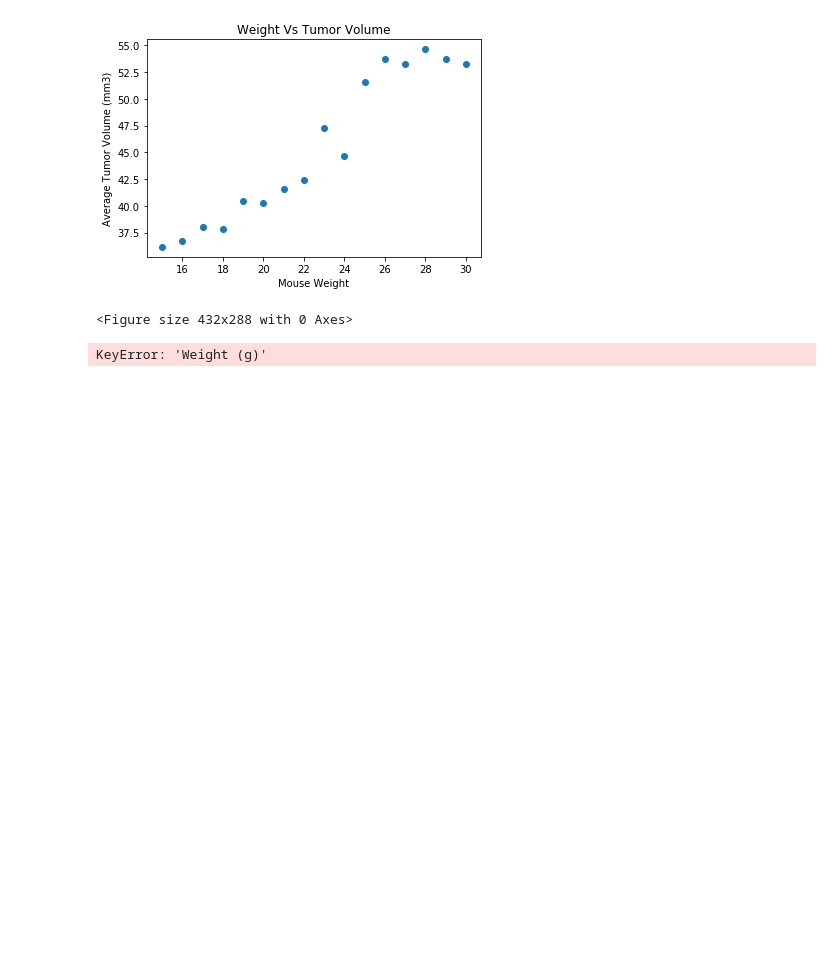
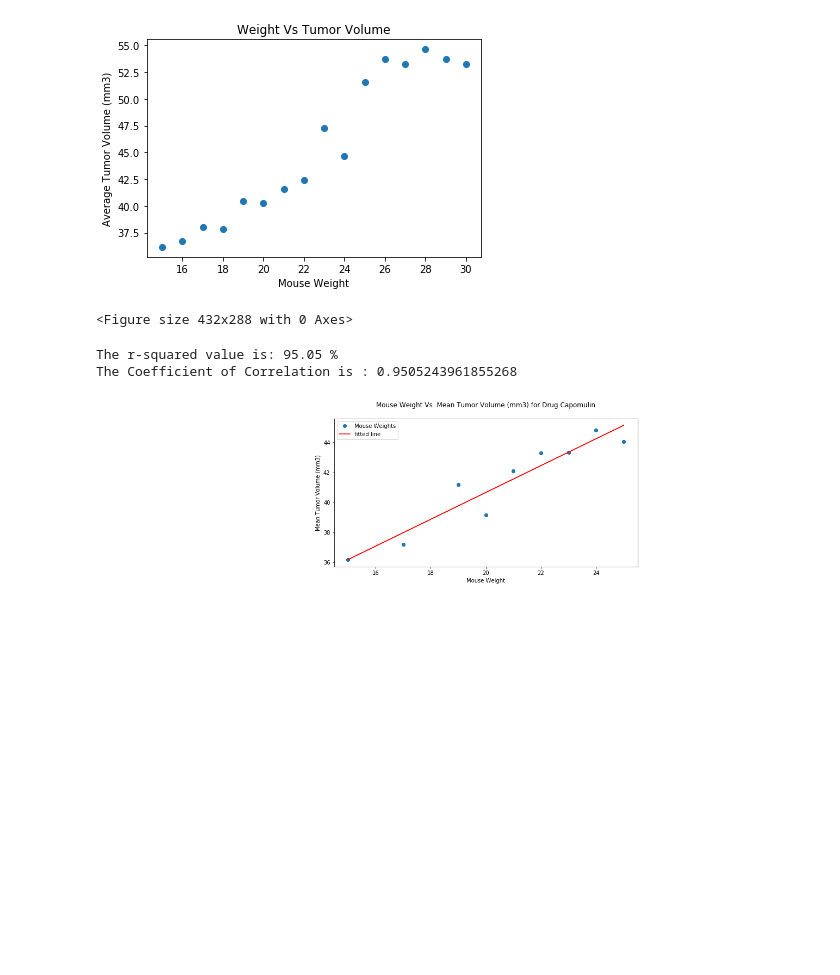
Before and after one commit to Soumya-Patil/MatPlotlib-Challenge, a Jupyter notebook: Pymaceuticals/pymaceuticals.ipynb, the cells around one changed output. Cells and saved outputs as stored; diff of their text form; code cells hidden in the pictures; blank space fills up the shorter version.

Commit message:
Regression analysis done

```diff
--- a/Pymaceuticals/pymaceuticals.ipynb
+++ b/Pymaceuticals/pymaceuticals.ipynb
@@ -221,21 +229,52 @@ plt.tight_layout()
 # %% [output]
 [figure]
 <Figure size 432x288 with 0 Axes>
-# %%
-# Calculate the correlation coefficient and linear regression model for mouse weight and average tumor volume for the Capomulin regimen
-
-cap_mean = clean_data.groupby('Weight (g)').mean() ["Tumor Volume (mm3)"]
-
-regression_data = st.linregress(cap_mean['Weight (g)'],cap_mean['Tumor Volume (mm3)'])
-
-slope = regression_data.slope
-
-intercept = regression_data.intercept
-
-regression_line = cap_mean['Weight (g)'] * slope + intercept
-
-plt.plot(cap_mean['Weight (g)'], regression_line, color="red")
-
-plt.show()
-# %% [output]
-KeyError: 'Weight (g)'
+# %%
+# Calculate the correlation coefficient and linear regression model for mouse weight and average tumor volume for the Capomulin regimen
+# Group by Mouse weight and Its mean tumor volume for Drug Capomulin
+drug_regimen = clean_data[clean_data["Drug Regimen"]=="Capomulin"]
+
+# group by the mouse weight and average the tumor volume
+weight_vs_capo = drug_regimen.groupby("Weight (g)").mean() ["Tumor Volume (mm3)"]
+
+#convert to dataframe for easy ref
+model_df = weight_vs_capo.to_frame()
+
+#reset index
+model_df.reset_index(level=0, inplace=True)
+
+# run methods on the pyplot object to plot the figure
+plt.figure(figsize=(10,5))
+plt.tight_layout()
+
+x_values = model_df['Weight (g)']
+y_values = model_df['Tumor Volume (mm3)']
+
+#perform a linear regression
+(slope, intercept, rvalue, pvalue, stderr) = linregress(x_values, y_values)
+
+regress_values = x_values * slope + intercept
+
+line_eq = "y = " + str(round(slope,2)) + "x + " + str(round(intercept,2))
+
+plt.scatter(x_values,y_values)
+
+plt.plot(x_values,regress_values,"r-")
+plt.annotate(line_eq,(6,10),fontsize=15,color="red")
+
+# add labels
+plt.xlabel('Mouse Weight')
+plt.ylabel('Mean Tumor Volume (mm3)')
+
+plt.title('Mouse Weight Vs. Mean Tumor Volume (mm3) for Drug Capomulin\n')
+plt.plot(x_values, y_values, 'o', label='Mouse Weights')
+plt.plot(x_values, intercept + slope*x_values, 'r', label='fitted line')
+plt.legend()
+
+print(f"The r-squared value is: {round((rvalue * 100),2)} %")
+print(f"The Coefficient of Correlation is : {rvalue}")
+plt.show()
+# %% [output]
+The r-squared value is: 95.05 %
+The Coefficient of Correlation is : 0.9505243961855268
+[figure, added]
```
Also changed, not shown: parts of 6 cells of this notebook.
